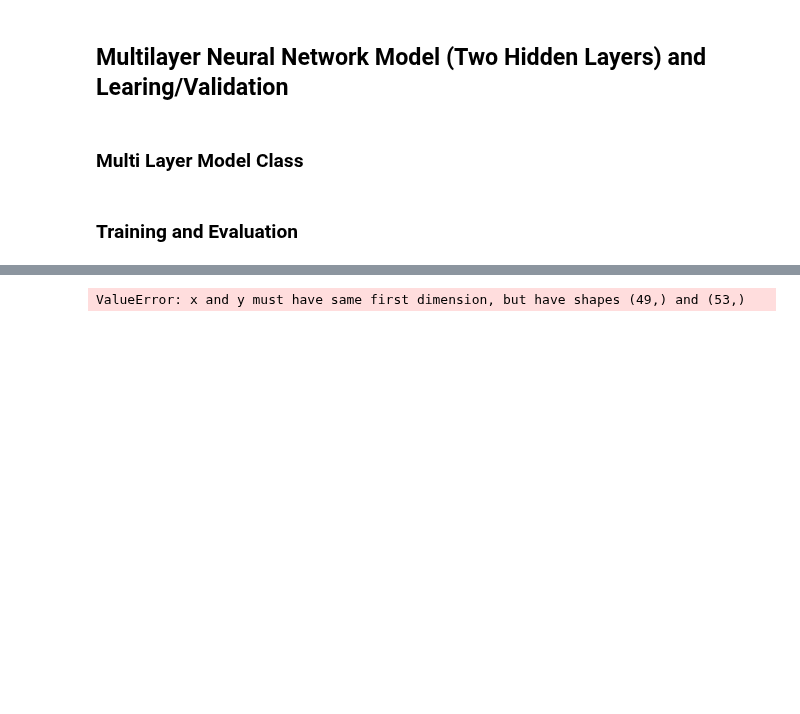
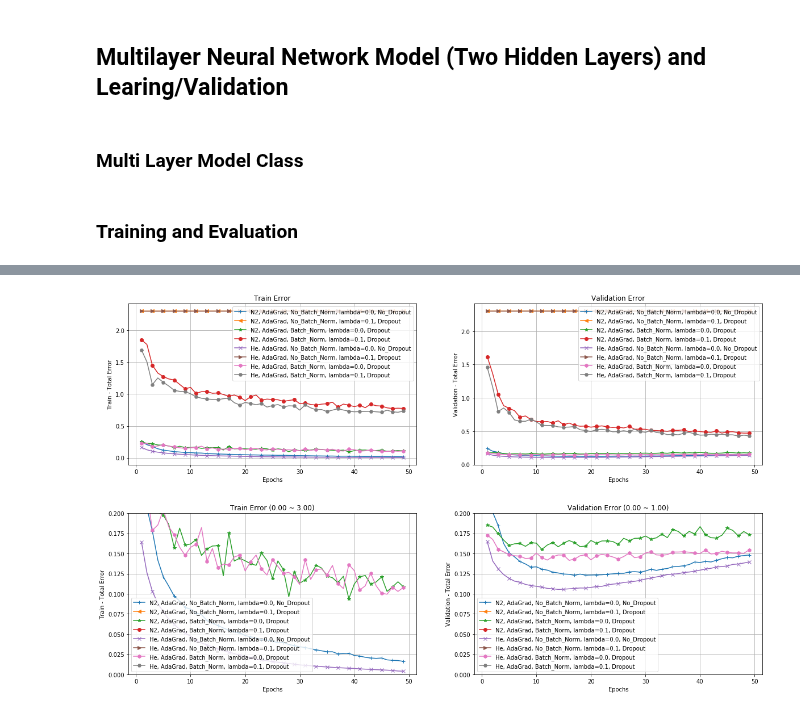
Before and after one commit to linklab/aiclass, a Jupyter notebook: 0.Professor/6.LearningAcceleration/batch-normalization-and-weight-decay-and-dropout-mnist-two-hidden-layers.ipynb, the cells around one changed output, grey strips where cells are left out. Saved outputs shown, nothing was run; the diff lists cells and outputs as text; code cells hidden in the pictures; blank space fills up the shorter version.

```diff
--- a/0.Professor/6.LearningAcceleration/batch-normalization-and-weight-decay-and-dropout-mnist-two-hidden-layers.ipynb
+++ b/0.Professor/6.LearningAcceleration/batch-normalization-and-weight-decay-and-dropout-mnist-two-hidden-layers.ipynb
@@ -144,7 +144,7 @@ batch_size = 1000
 learning_rate = 0.1
 
 markers = {"N2, AdaGrad, No_Batch_Norm, lambda=0.0, No_Dropout": "+",
-           "N2, AdaGrad, No_Batch_Norm, lambda=0.1, Dropout": "-",
+           "N2, AdaGrad, No_Batch_Norm, lambda=0.1, Dropout": "<",
            "N2, AdaGrad, Batch_Norm, lambda=0.0, Dropout": "*",
            "N2, AdaGrad, Batch_Norm, lambda=0.1, Dropout": "o",
            "He, AdaGrad, No_Batch_Norm, lambda=0.0, No_Dropout": "x",
@@ -254,13 +254,13 @@ for i in range(num_epochs):
         if test_accuracy > max_test_accuracy_value[key]:
             max_test_accuracy_epoch[key] = i
             max_test_accuracy_value[key] = test_accuracy
-        print("{0:50s}-Epoch:{1:3d}, Train Err.:{2:7.5f}, Validation Err.:{3:7.5f}, Test Accuracy:{4:7.5f}, Max Test Accuracy:{5:7.5f}".format(
-            key,
-            i,
-            train_loss,
-            validation_loss,
-            test_accuracy,
-            max_test_accuracy_value[key]
-        ))
-    print()
+#         print("{0:50s}-Epoch:{1:3d}, Train Err.:{2:7.5f}, Validation Err.:{3:7.5f}, Test Accuracy:{4:7.5f}, Max Test Accuracy:{5:7.5f}".format(
+#             key,
+#             i,
+#             train_loss,
+#             validation_loss,
+#             test_accuracy,
+#             max_test_accuracy_value[key]
+#         ))
+    print(i, end=", ")
 # %% [output]
@@ -292,36 +276,36 @@ axarr[0, 0].set_title('Train Error')
 axarr[0, 0].legend(loc='upper right')
 
 for key in markers.keys():
     axarr[0, 1].plot(epoch_list[1:], validation_errors[key][1:], marker=markers[key], markevery=2, label=key)
 axarr[0, 1].set_ylabel('Validation - Total Error')
 axarr[0, 1].set_xlabel('Epochs')
 axarr[0, 1].grid(True)
 axarr[0, 1].set_title('Validation Error')
 axarr[0, 1].legend(loc='upper right')
 
 for key in markers.keys():
     axarr[1, 0].plot(epoch_list[1:], train_errors[key][1:], marker=markers[key], markevery=2, label=key)
 axarr[1, 0].set_ylabel('Train - Total Error')
 axarr[1, 0].set_xlabel('Epochs')
 axarr[1, 0].grid(True)
 axarr[1, 0].set_ylim(0, 0.2)
 axarr[1, 0].set_title('Train Error (0.00 ~ 3.00)')
-axarr[1, 0].legend(loc='upper right')
+axarr[1, 0].legend(loc='lower left')
 
 for key in markers.keys():
     axarr[1, 1].plot(epoch_list[1:], validation_errors[key][1:], marker=markers[key], markevery=2, label=key)
 axarr[1, 1].set_ylabel('Validation - Total Error')
 axarr[1, 1].set_xlabel('Epochs')
 axarr[1, 1].grid(True)
 axarr[1, 1].set_ylim(0, 0.2)
 axarr[1, 1].set_title('Validation Error (0.00 ~ 1.00)')
-axarr[1, 1].legend(loc='upper right')
+axarr[1, 1].legend(loc='lower left')
 
 f.subplots_adjust(hspace=0.3)
 
 plt.show()
 # %% [output]
-ValueError: x and y must have same first dimension, but have shapes (49,) and (53,)
+[figure, added]
 # %%
 f, axarr = plt.subplots(2, 1, figsize=(15,10))
 for key in markers.keys():
```
Also changed, not shown: parts of 3 cells of this notebook.
